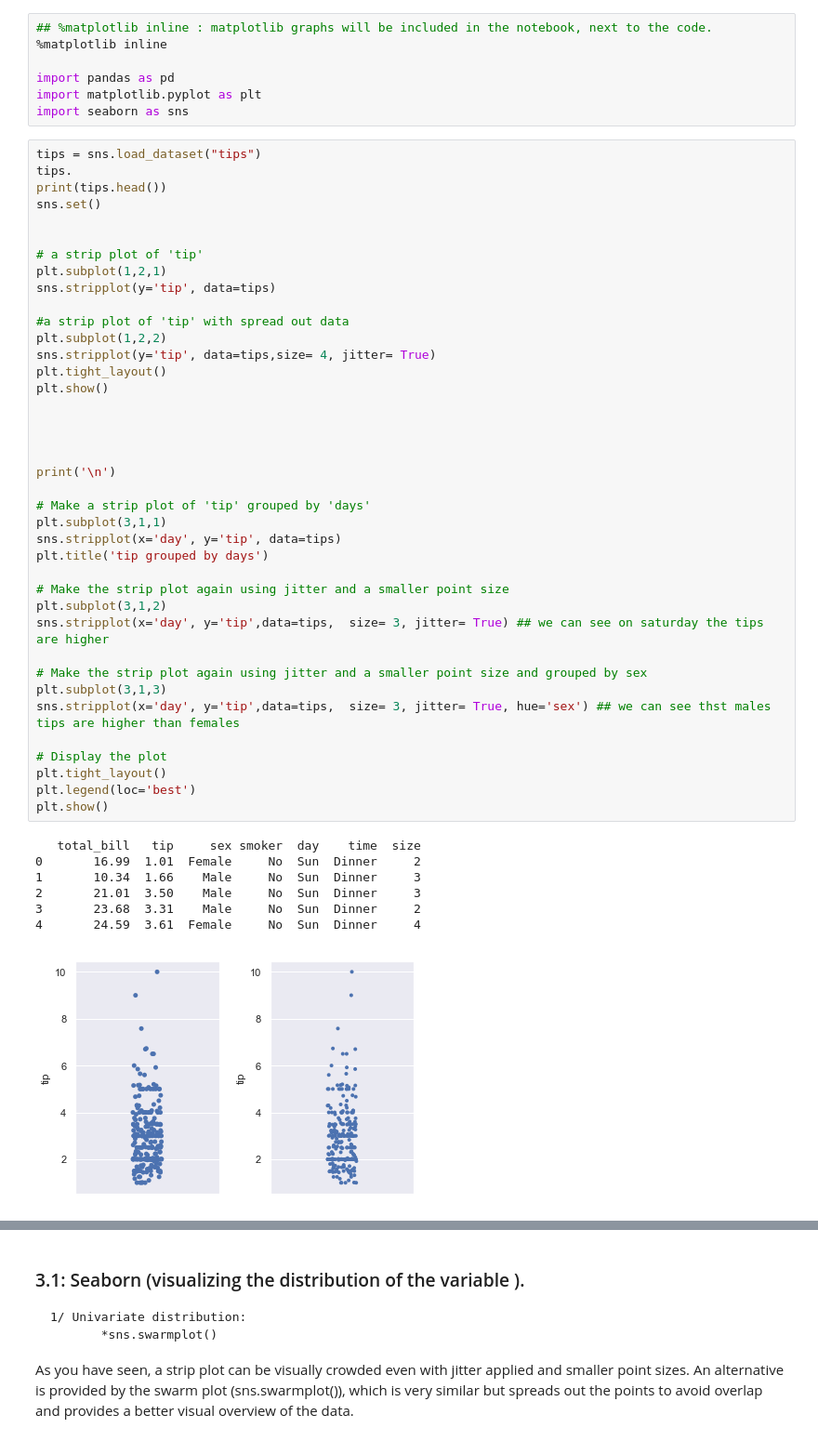
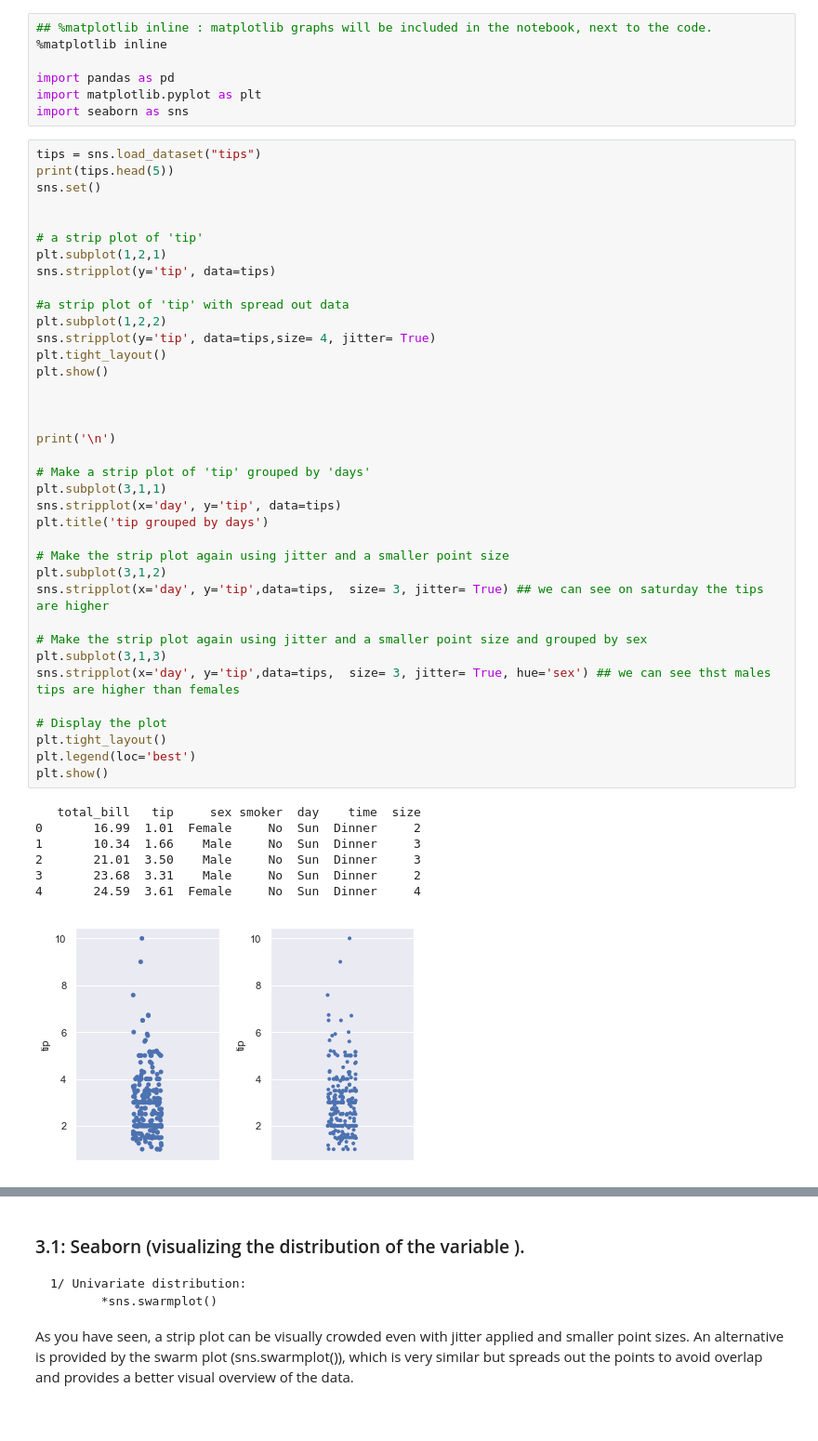
Before and after one commit to haynaou/DataCamp_Data_Science_Track, a Jupyter notebook: Course13_Introduction_to_Data_Visualization_with_Python/Course13_Seaborn Regression_plots.ipynb, the cells around one changed output, grey strips where cells are left out. Shown at 93% size. Saved outputs shown, nothing was run; the diff lists cells and outputs as text.

```diff
--- a/Course13_Introduction_to_Data_Visualization_with_Python/Course13_Seaborn Regression_plots.ipynb
+++ b/Course13_Introduction_to_Data_Visualization_with_Python/Course13_Seaborn Regression_plots.ipynb
@@ -55,8 +55,7 @@ import matplotlib.pyplot as plt
 import seaborn as sns
 # %%
 tips = sns.load_dataset("tips")
-tips.
-print(tips.head())
+print(tips.head(5))
 sns.set()
 
 
@@ -69,34 +68,33 @@ plt.subplot(1,2,2)
 sns.stripplot(y='tip', data=tips,size= 4, jitter= True)
 plt.tight_layout()
 plt.show()
-
 
 
 
 print('\n')
 
 # Make a strip plot of 'tip' grouped by 'days'
 plt.subplot(3,1,1)
 sns.stripplot(x='day', y='tip', data=tips)
 plt.title('tip grouped by days')
 
 # Make the strip plot again using jitter and a smaller point size
 plt.subplot(3,1,2)
 sns.stripplot(x='day', y='tip',data=tips,  size= 3, jitter= True) ## we can see on saturday the tips are higher
 
 # Make the strip plot again using jitter and a smaller point size and grouped by sex
 plt.subplot(3,1,3)
 sns.stripplot(x='day', y='tip',data=tips,  size= 3, jitter= True, hue='sex') ## we can see thst males tips are higher than females
 
 # Display the plot
 plt.tight_layout()
 plt.legend(loc='best')
 plt.show()
 # %% [output]
    total_bill   tip     sex smoker  day    time  size
 0       16.99  1.01  Female     No  Sun  Dinner     2
 1       10.34  1.66    Male     No  Sun  Dinner     3
 2       21.01  3.50    Male     No  Sun  Dinner     3
 3       23.68  3.31    Male     No  Sun  Dinner     2
 4       24.59  3.61  Female     No  Sun  Dinner     4
-[figure, old version]
+[figure, new version]
```
Also changed, not shown: parts of 1 cell of this notebook.
